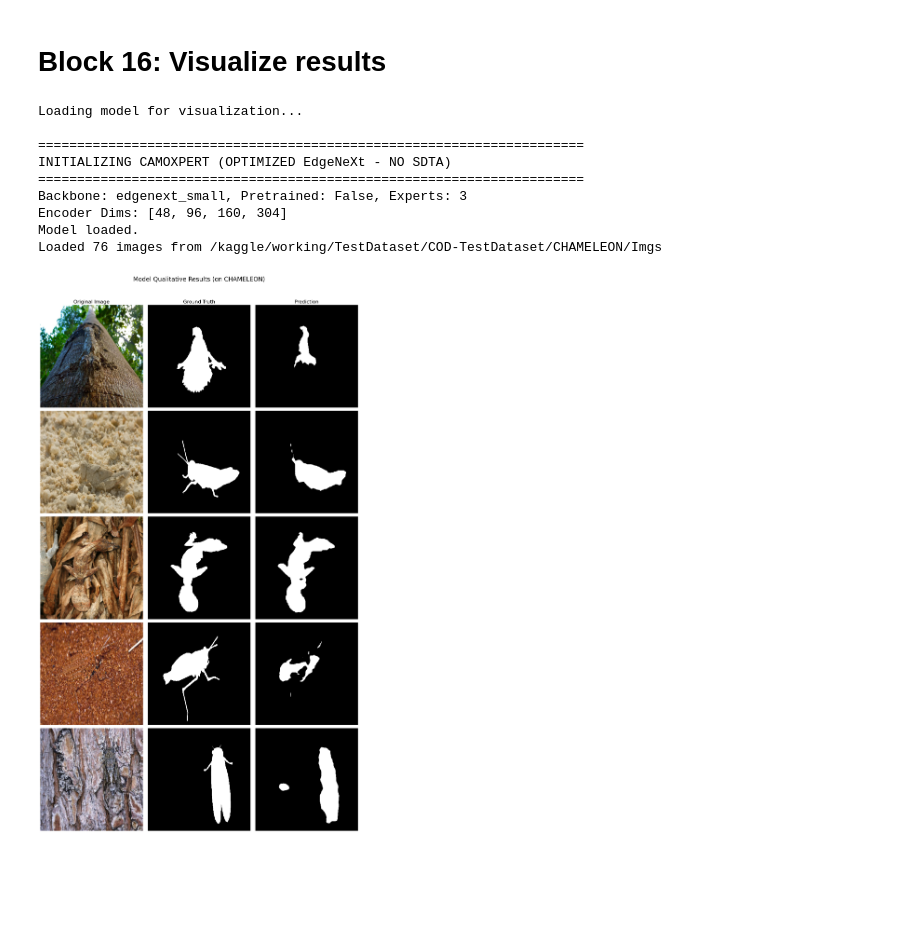
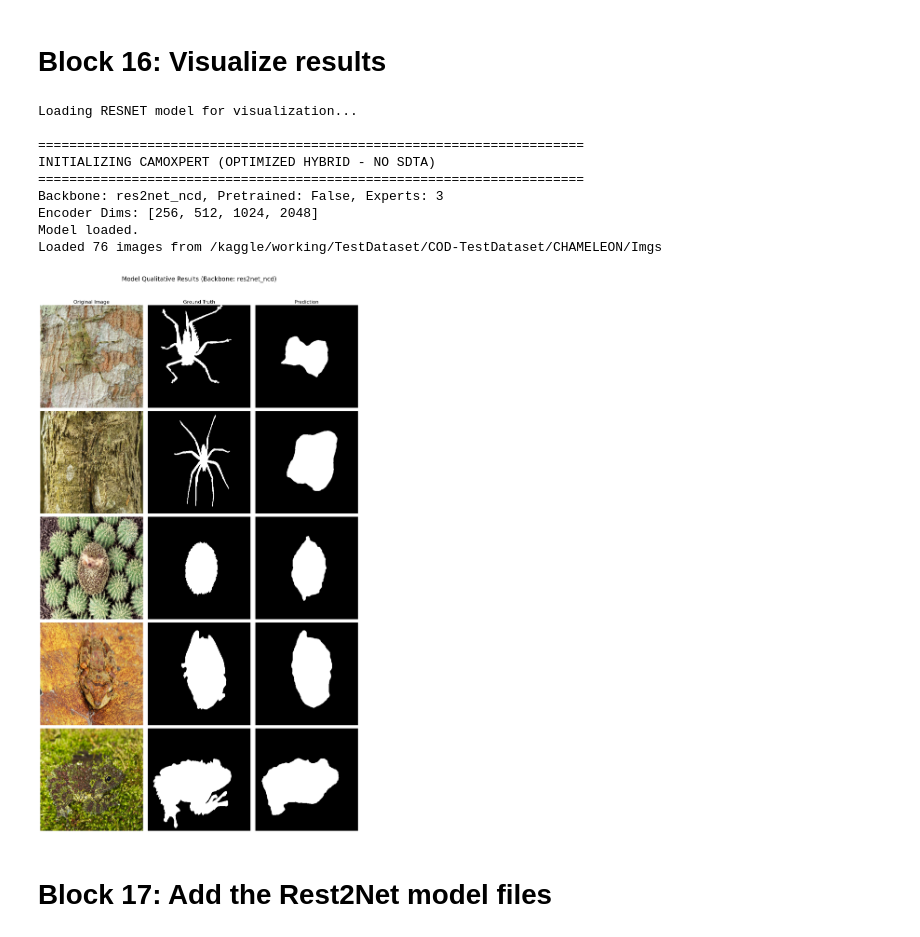
Before and after one commit to emon210234/camo-edgenext, a Jupyter notebook: camo-edgenext.ipynb, the cells around one changed output. Cells and saved outputs as stored; diff of their text form; code cells hidden in the pictures; blank space fills up the shorter version.

Commit message:
Kaggle Notebook | camo-edgenext | Version 2

```diff
--- a/camo-edgenext.ipynb
+++ b/camo-edgenext.ipynb
@@ -1252,17 +1171,18 @@ PROJECT_ROOT = '/kaggle/working'
 sys.path.insert(0, PROJECT_ROOT)
 
 from camoXpert.models.camoxpert import CamoXpert
-from camoXpert.scripts.test import TestDataset # Re-use our new (smart) TestDataset class
+from camoXpert.scripts.test import TestDataset # Re-use our smart TestDataset class
 
-# --- Configuration ---
-MODEL_PATH = "/kaggle/working/camoXpert/results/checkpoints/best_model.pth"
-DATASET_PATH = "/kaggle/working/TestDataset/COD-TestDataset/CHAMELEON" # <-- Correct path
+# --- Configuration (UPDATED FOR RESNET) ---
+MODEL_PATH = "/kaggle/working/camoXpert/results/resnet_checkpoints/best_model.pth"
+BACKBONE_NAME = "res2net_ncd" # <-- UPDATED
+DATASET_PATH = "/kaggle/working/TestDataset/COD-TestDataset/CHAMELEON"
 IMG_SIZE = 352
 DEVICE = torch.device('cuda' if torch.cuda.is_available() else 'cpu')
 
 # --- Load Model ---
-print("Loading model for visualization...")
-model = CamoXpert(backbone='edgenext_small', pretrained=False).to(DEVICE)
+print("Loading RESNET model for visualization...")
+model = CamoXpert(backbone=BACKBONE_NAME, pretrained=False).to(DEVICE)
 checkpoint = torch.load(MODEL_PATH, map_location=DEVICE)
 model.load_state_dict(checkpoint['model_state_dict'])
 model.eval()
@@ -1275,7 +1195,7 @@ random_indices = random.sample(range(len(dataset)), 5)
 
 # --- Create Plot ---
 fig, axes = plt.subplots(5, 3, figsize=(15, 25))
-fig.suptitle("Model Qualitative Results (on CHAMELEON)", fontsize=20, y=1.02)
+fig.suptitle(f"Model Qualitative Results (Backbone: {BACKBONE_NAME})", fontsize=20, y=1.02)
 axes[0, 0].set_title("Original Image", fontsize=16)
 axes[0, 1].set_title("Ground Truth", fontsize=16)
 axes[0, 2].set_title("Prediction", fontsize=16)
@@ -1289,40 +1209,37 @@ with torch.no_grad():
         # 2. Run prediction
         pred_tensor, _, _ = model(image_tensor, return_deep_supervision=False)
         pred_mask = torch.sigmoid(pred_tensor).cpu().numpy().squeeze()
         pred_mask = (pred_mask > 0.5).astype(np.uint8)
 
         # 3. Get original image for plotting (un-normalize)
         img_name = dataset.image_list[idx]
         original_image = cv2.imread(os.path.join(dataset.image_dir, img_name))
         original_image = cv2.cvtColor(original_image, cv2.COLOR_BGR2RGB)
         original_image = cv2.resize(original_image, (IMG_SIZE, IMG_SIZE))
 
         # 4. Get ground truth mask
         ground_truth_mask = mask_tensor.cpu().numpy().squeeze()
 
         # 5. Plot
-        # Original Image
         axes[i, 0].imshow(original_image)
         axes[i, 0].axis('off')
-
-        # Ground Truth
         axes[i, 1].imshow(ground_truth_mask, cmap='gray')
         axes[i, 1].axis('off')
-
-        # Prediction
         axes[i, 2].imshow(pred_mask, cmap='gray')
         axes[i, 2].axis('off')
 
 plt.tight_layout()
 plt.show()
 # %% [output]
-Loading model for visualization...
+Loading RESNET model for visualization...
 
 ======================================================================
-INITIALIZING CAMOXPERT (OPTIMIZED EdgeNeXt - NO SDTA)
+INITIALIZING CAMOXPERT (OPTIMIZED HYBRID - NO SDTA)
 ======================================================================
-Backbone: edgenext_small, Pretrained: False, Experts: 3
-Encoder Dims: [48, 96, 160, 304]
+Backbone: res2net_ncd, Pretrained: False, Experts: 3
+Encoder Dims: [256, 512, 1024, 2048]
 Model loaded.
 Loaded 76 images from /kaggle/working/TestDataset/COD-TestDataset/CHAMELEON/Imgs
-[figure, old version]
+[figure, new version]
+# %% [markdown]
+# Block 17: Add the Rest2Net model files
```
Also changed, not shown: parts of 27 cells of this notebook.
